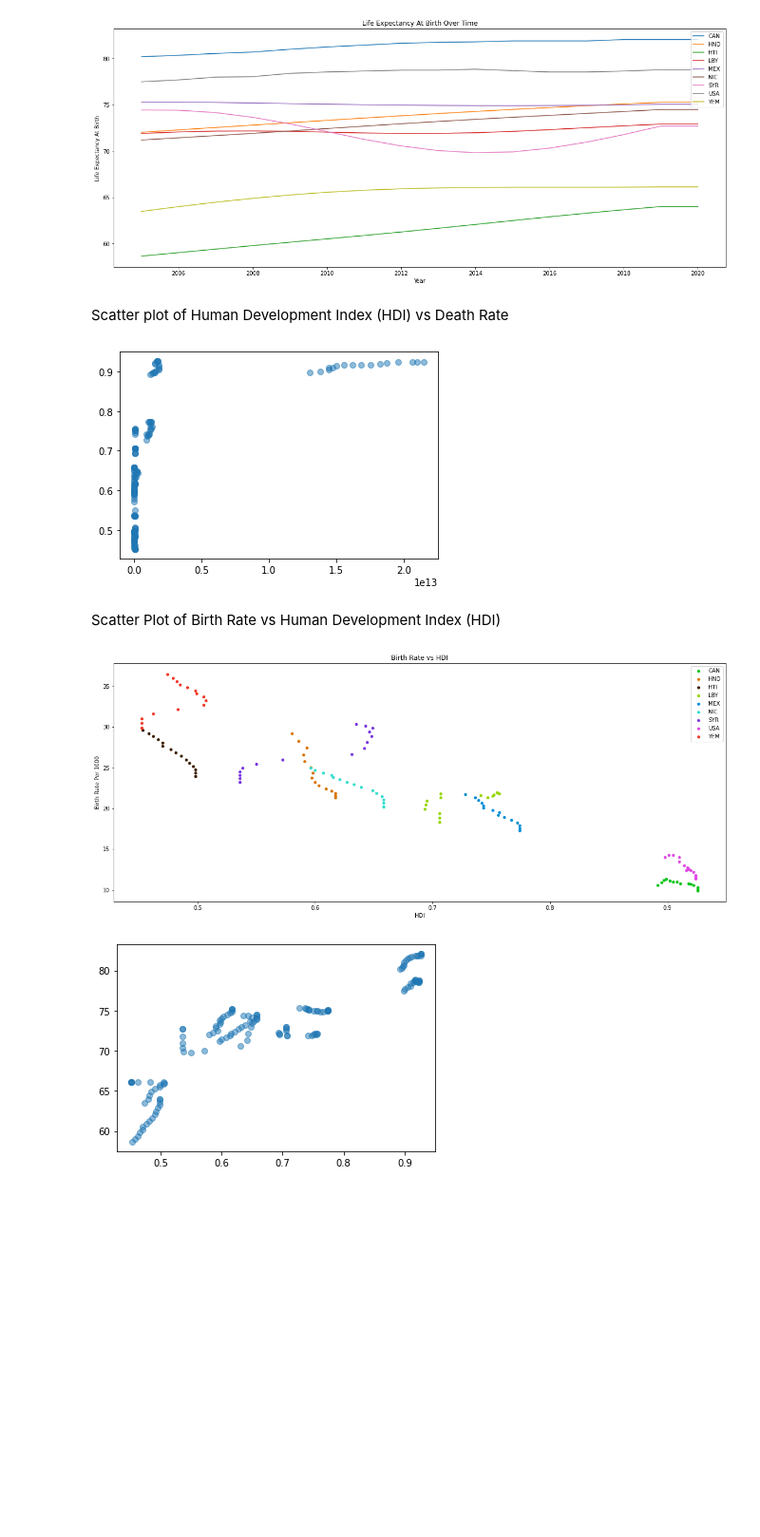
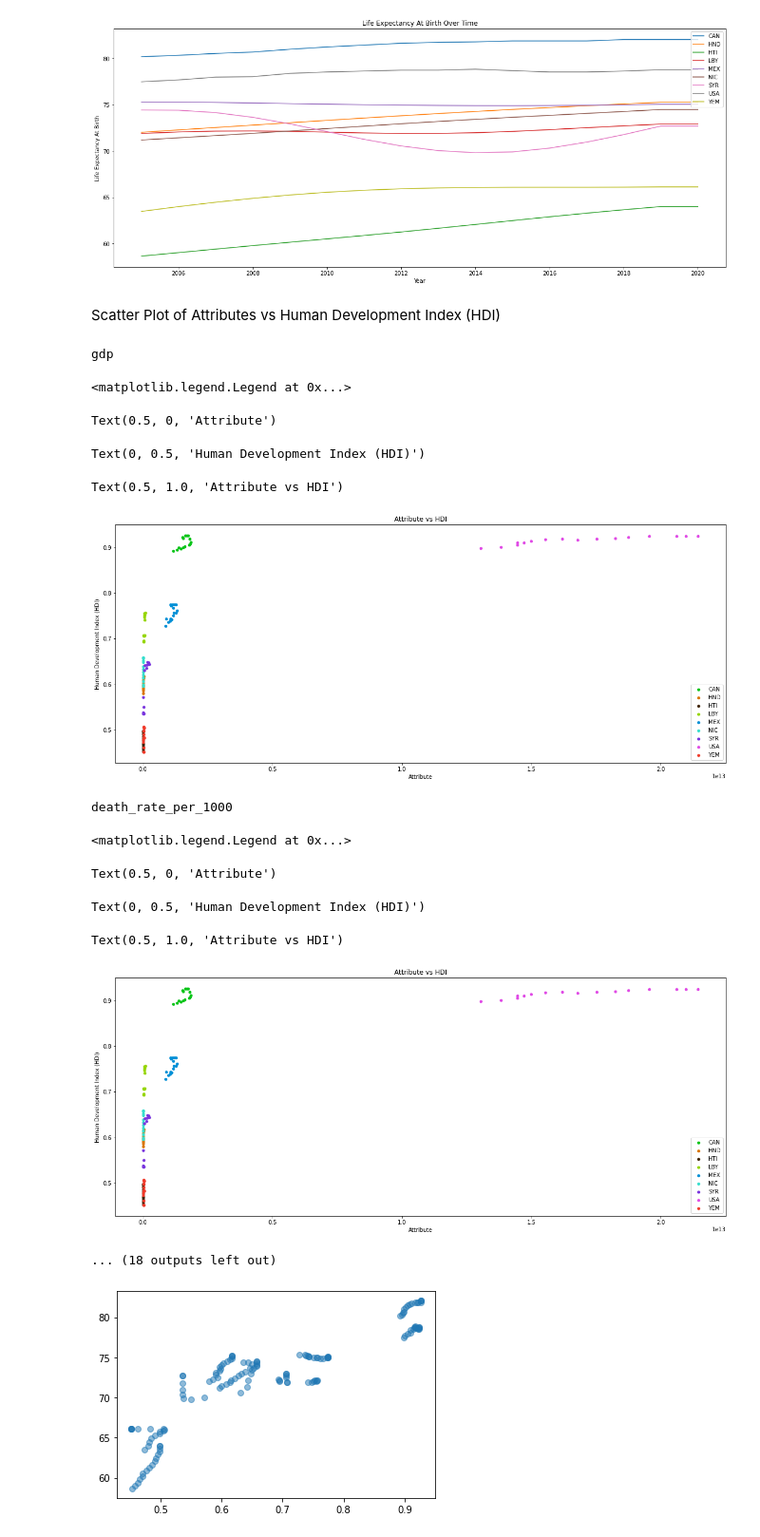
Before and after one commit to chrisvenczel/DataScience_DataMining, a Jupyter notebook: WorkBook.ipynb, the cells around one changed output. Shown at 95% size. Drawn from its saved outputs; the diff is of its cells as text; code cells hidden in the pictures; blank space fills up the shorter version.

```diff
--- a/WorkBook.ipynb
+++ b/WorkBook.ipynb
@@ -81,55 +81,67 @@ for fact in facts:
 [figure]
 [figure]
 # %% [markdown]
-Scatter plot of Human Development Index (HDI) vs Death Rate
+Scatter Plot of Attributes vs Human Development Index (HDI)
-# %%
-#N = 144
-#x = np.random.rand(N)
-#y = np.random.rand(N)
-#colors = np.random.rand(N)
-#area = (30 * np.random.rand(N))**2
-
-# scatter plot
-
-plt.scatter(keyIndicators['gdp'], keyIndicators['human_development_index'], alpha=0.5)
-plt.show()
-# %% [output]
-[figure, removed]
-# %% [markdown]
-Scatter Plot of Birth Rate vs Human Development Index (HDI)
 # %%
-fig, ax = plt.subplots(figsize=(20, 8))
+attributes = {
+  'gdp': 'key_indicators',
+  'death_rate_per_1000': 'key_indicators',
+  'birth_rate_per_1000': 'key_indicators',
+  'life_expectancy_at_birth': 'key_indicators',
+  'co2_emissions_metric_tons_per_capita': 'climate'
+}
 
 colorKey = {
   "CAN": "#08c418",
   "HND": "#d97400",
   "HTI": "#3b1f00",
   "LBY": "#96d600",
   "MEX": "#008fd6",
   "NIC": "#35decd",
   "SYR": "#7935de",
   "USA": "#e049e6",
   "YEM": "#f03929"
 }
 
-# Iterate through the countries and show the key indicator over time
-for key, group in keyIndicators.groupby(['country_code']):
-  ax = group.plot(color=colorKey[key], logy=False, ax=ax, kind='scatter', x='human_development_index', y='birth_rate_per_1000', label=str(key)) # increase clarity of label
+for attribute in attributes:
+  name = attribute
+  table = pd.read_csv("data/"+attributes[name])
 
-# The labels are used to define the legend. Move the legend to the upper right.
-plt.legend(loc='upper right')
+  merged = keyIndicators.merge(table, on=['country_code', 'yr'])
 
-# Define the name of the axes.
-plt.xlabel("HDI")
-plt.ylabel("Birth Rate Per 1000")
+  print(name)
 
-# Title the figure.
-plt.title("Birth Rate vs HDI")
+  # Draw the scatter plots country by country
+  fig, ax = plt.subplots(figsize=(20, 8))
+  for key, group in keyIndicators.groupby(['country_code']):
+    ax = group.plot(loglog=False, color=colorKey[key], ax=ax, kind='scatter', x='gdp', y='human_development_index', label=str(key)) # increase clarity of label
 
-# Plot the figure
-plt.show()
+  # The labels are used to define the legend. Move the legend to the upper right.
+  plt.legend(loc='lower right')
+
+  # Define the name of the axes.
+  plt.xlabel("Attribute")
+  plt.ylabel("Human Development Index (HDI)")
+
+  # Title the figure.
+  plt.title("Attribute vs HDI")
+
+  # Plot the figure
+  plt.show()
 # %% [output]
+gdp
+<matplotlib.legend.Legend at 0x...>
+Text(0.5, 0, 'Attribute')
+Text(0, 0.5, 'Human Development Index (HDI)')
+Text(0.5, 1.0, 'Attribute vs HDI')
-[figure, old version]
+[figure, new version]
+death_rate_per_1000
+<matplotlib.legend.Legend at 0x...>
+Text(0.5, 0, 'Attribute')
+Text(0, 0.5, 'Human Development Index (HDI)')
+Text(0.5, 1.0, 'Attribute vs HDI')
+[figure, added]
+... (18 outputs left out)
 # %%
 
 plt.scatter(keyIndicators['human_development_index'], keyIndicators['life_expectancy_at_birth'], alpha=0.5)
```
Also changed, not shown: parts of 24 cells of this notebook.
